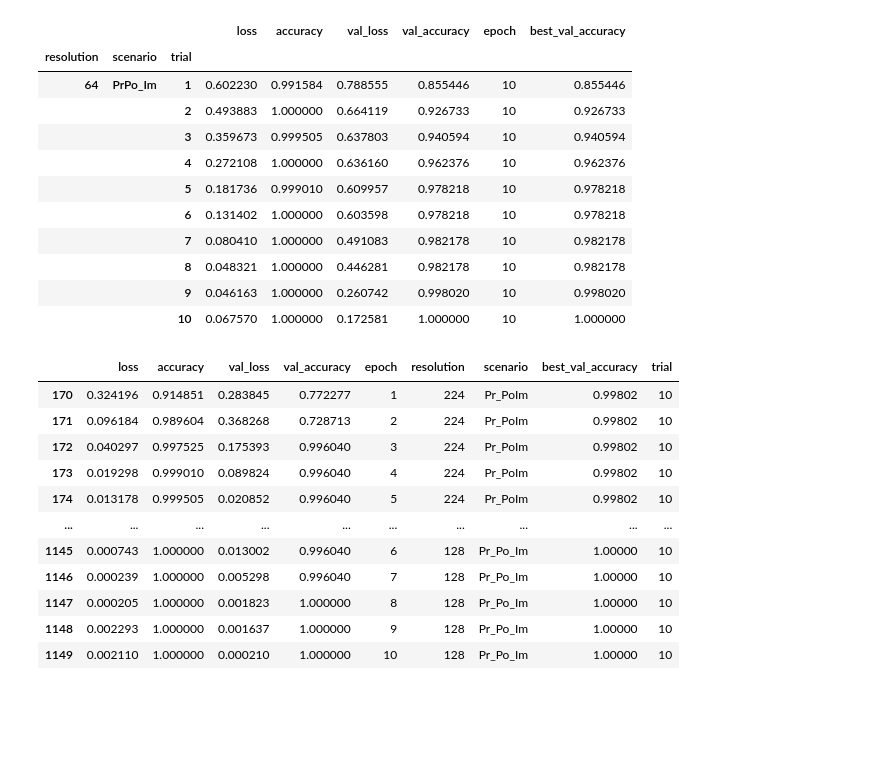
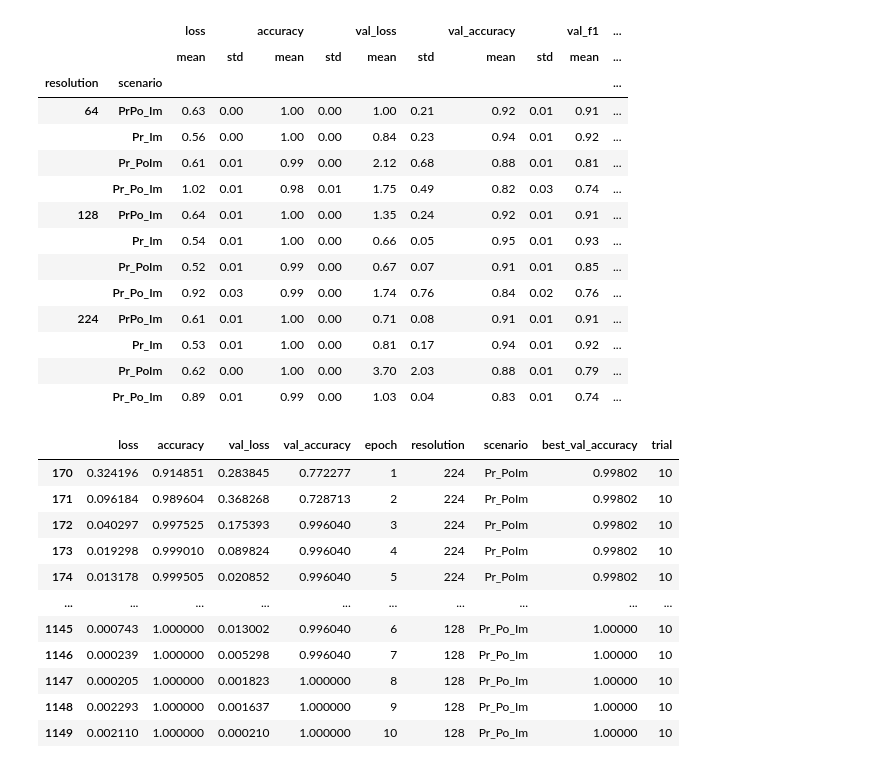
Before and after one commit to narslab/vis-inference, a Jupyter notebook: bin/jupyter/sensitivity-analysis.ipynb, the cells around one changed output. Cells and saved outputs as stored; diff of their text form; code cells hidden in the pictures; blank space fills up the shorter version.

```diff
--- a/bin/jupyter/sensitivity-analysis.ipynb
+++ b/bin/jupyter/sensitivity-analysis.ipynb
@@ -31,22 +31,27 @@ def getPerformanceDataFrame():
     return(df)
 # %%
 dp = getPerformanceDataFrame()
-# %%
-dpagg = dp.groupby(['resolution','scenario','trial']).agg('max')
-dpagg.iloc[:10,:]
-# %% [output]
-|  |  |  | loss | accuracy | val_loss | val_accuracy | epoch | best_val_accuracy |
-| resolution | scenario | trial |  |  |  |  |  |  |
-| 64 | PrPo_Im | 1 | 0.602230 | 0.991584 | 0.788555 | 0.855446 | 10 | 0.855446 |
-|  |  | 2 | 0.493883 | 1.000000 | 0.664119 | 0.926733 | 10 | 0.926733 |
-|  |  | 3 | 0.359673 | 0.999505 | 0.637803 | 0.940594 | 10 | 0.940594 |
-|  |  | 4 | 0.272108 | 1.000000 | 0.636160 | 0.962376 | 10 | 0.962376 |
-|  |  | 5 | 0.181736 | 0.999010 | 0.609957 | 0.978218 | 10 | 0.978218 |
-|  |  | 6 | 0.131402 | 1.000000 | 0.603598 | 0.978218 | 10 | 0.978218 |
-|  |  | 7 | 0.080410 | 1.000000 | 0.491083 | 0.982178 | 10 | 0.982178 |
-|  |  | 8 | 0.048321 | 1.000000 | 0.446281 | 0.982178 | 10 | 0.982178 |
-|  |  | 9 | 0.046163 | 1.000000 | 0.260742 | 0.998020 | 10 | 0.998020 |
-|  |  | 10 | 0.067570 | 1.000000 | 0.172581 | 1.000000 | 10 | 1.000000 |
+# %%
+dpagg = dp.groupby(['resolution','scenario','trial']).agg('max')
+dpmean = np.round(dpagg.groupby(['resolution', 'scenario']).agg(['mean', 'std']), 2)
+#dpagg.to_csv('scenario-resolution-best-')
+dpmean.to_csv('../../rescenario-resolution-mean-std-performance.csv', )
+# %% [output]
+|  |  | loss |  | accuracy |  | val_loss |  | val_accuracy |  | val_f1 | ... |
+|  |  | mean | std | mean | std | mean | std | mean | std | mean | ... |
+| resolution | scenario |  |  |  |  |  |  |  |  |  | ... |
+| 64 | PrPo_Im | 0.63 | 0.00 | 1.00 | 0.00 | 1.00 | 0.21 | 0.92 | 0.01 | 0.91 | ... |
+|  | Pr_Im | 0.56 | 0.00 | 1.00 | 0.00 | 0.84 | 0.23 | 0.94 | 0.01 | 0.92 | ... |
+|  | Pr_PoIm | 0.61 | 0.01 | 0.99 | 0.00 | 2.12 | 0.68 | 0.88 | 0.01 | 0.81 | ... |
+|  | Pr_Po_Im | 1.02 | 0.01 | 0.98 | 0.01 | 1.75 | 0.49 | 0.82 | 0.03 | 0.74 | ... |
+| 128 | PrPo_Im | 0.64 | 0.01 | 1.00 | 0.00 | 1.35 | 0.24 | 0.92 | 0.01 | 0.91 | ... |
+|  | Pr_Im | 0.54 | 0.01 | 1.00 | 0.00 | 0.66 | 0.05 | 0.95 | 0.01 | 0.93 | ... |
+|  | Pr_PoIm | 0.52 | 0.01 | 0.99 | 0.00 | 0.67 | 0.07 | 0.91 | 0.01 | 0.85 | ... |
+|  | Pr_Po_Im | 0.92 | 0.03 | 0.99 | 0.00 | 1.74 | 0.76 | 0.84 | 0.02 | 0.76 | ... |
+| 224 | PrPo_Im | 0.61 | 0.01 | 1.00 | 0.00 | 0.71 | 0.08 | 0.91 | 0.01 | 0.91 | ... |
+|  | Pr_Im | 0.53 | 0.01 | 1.00 | 0.00 | 0.81 | 0.17 | 0.94 | 0.01 | 0.92 | ... |
+|  | Pr_PoIm | 0.62 | 0.00 | 1.00 | 0.00 | 3.70 | 2.03 | 0.88 | 0.01 | 0.79 | ... |
+|  | Pr_Po_Im | 0.89 | 0.01 | 0.99 | 0.00 | 1.03 | 0.04 | 0.83 | 0.01 | 0.74 | ... |
 # %%
 dp[dp.trial==10]
 # %% [output]
```
Also changed, not shown: parts of 7 cells of this notebook, 27 other files.
